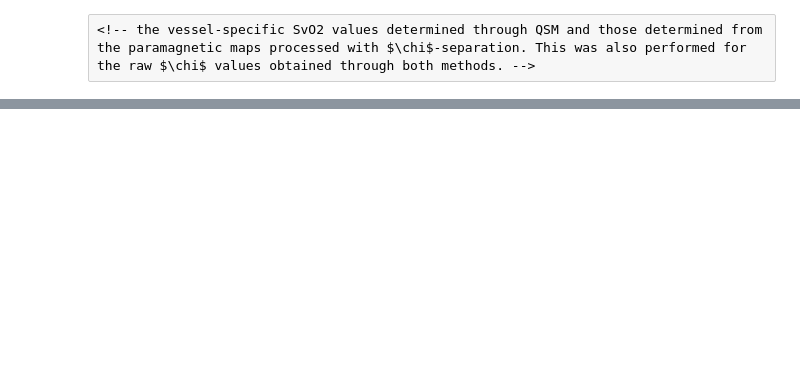
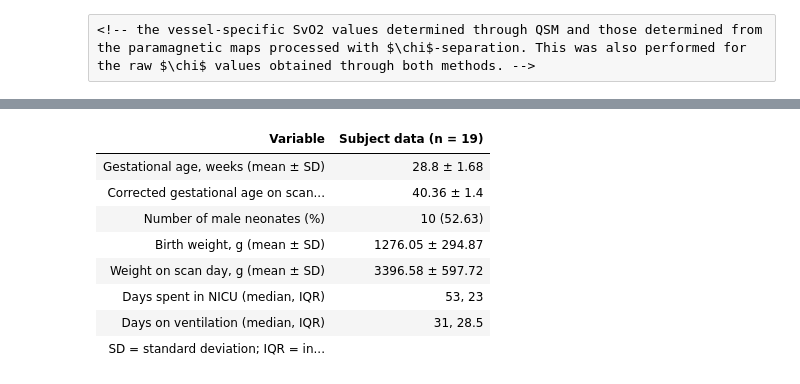
Before and after one commit to WeberLab/Chisep_CSVO2_Manuscript, a Jupyter notebook: index.embed.ipynb, the cells around one changed output, grey strips where cells are left out. Saved outputs shown, nothing was run; the diff lists cells and outputs as text; code cells hidden in the pictures; blank space fills up the shorter version.

```diff
--- a/index.embed.ipynb
+++ b/index.embed.ipynb
@@ -267,0 +316,35 @@ Statistical analysis of the acquired data was performed using R and RStudio (v.
+# %%
+df <- data.frame(Variable = character(), "Subject" = character(), stringsAsFactors = FALSE)
+df[1,] <- c("Gestational age, weeks (mean \U00B1 SD)", paste0(rndmean(newdata$GA), " \U00B1 ", rndsd(newdata$GA)))
+df[2,] <- c("Corrected gestational age on scan day, weeks (mean \U00B1 SD) ", paste0(rndmean(newdata$CGAonScanDay), " \U00B1 ", rndsd(newdata$CGAonScanDay)))
+df[3,] <- c("Number of male neonates (\\%)", paste0(sum(newdata$Sex == "M"), " (", (round(sum(newdata$Sex == "M")/length(newdata$Sex)*100,2)), ")"))
+df[4,] <- c("Birth weight, g (mean \U00B1 SD)", paste0(rndmean(newdata$BW), " \U00B1 ", rndsd(newdata$BW)))
+df[5,] <- c("Weight on scan day, g (mean \U00B1 SD)", paste0(rndmean(newdata$Weight.on.Scan.Day..kg.*1000), " \U00B1 ", rndsd(newdata$Weight.on.Scan.Day..kg.*1000)))
+df[6,] <- c("Days spent in NICU (median, IQR)", paste0(median(newdata$Total_Days_NICU), ", ", IQR(newdata$Total_Days_NICU)))
+df[7,] <- c("Days on ventilation (median, IQR)", paste0(median(newdata$Total_Days_Ventilation), ", ", IQR(newdata$Total_Days_Ventilation)))
+df <- df |> rename("Subject data (n = 19)" = Subject)
+footnotetext="SD = standard deviation; IQR = inter quartile range"
+
+if (knitr::is_latex_output()) {
+df |>
+  kbl(format = "latex",
+    booktabs = TRUE,
+    longtable = TRUE,
+    linesep = "",
+    align = "lc",
+    escape = FALSE) |>
+    kable_styling(font_size = 9, position = "center", latex_options = c("hold_position", "scale_down"), full_width = FALSE) |>
+    footnote(general_title = "",
+           footnote_as_chunk = TRUE,
+           threeparttable = TRUE,
+           general = footnotetext)
+} else {
+df |>
+    mutate(across(everything(), ~ str_replace_all(., "\n", "<br>"))) |>
+    gt() |>
+    cols_align(align = "center", columns = c("Subject data (n = 19)")) |>
+    tab_footnote(footnotetext) |>
+    fmt_markdown(columns = TRUE) |>
+    tab_options(quarto.disable_processing = TRUE)
+}
+# %% [output]
@@ -268 +353,10 @@ Statistical analysis of the acquired data was performed using R and RStudio (v.
+| Variable | Subject data (n = 19) |
+| Gestational age, weeks (mean ± SD) | 28.8 ± 1.68 |
+| Corrected gestational age on scan... | 40.36 ± 1.4 |
+| Number of male neonates (%) | 10 (52.63) |
+| Birth weight, g (mean ± SD) | 1276.05 ± 294.87 |
+| Weight on scan day, g (mean ± SD) | 3396.58 ± 597.72 |
+| Days spent in NICU (median, IQR) | 53, 23 |
+| Days on ventilation (median, IQR) | 31, 28.5 |
+| SD = standard deviation; IQR = in... |  |
 # %% [markdown]
```
Also changed, not shown: parts of 10 cells of this notebook, 13 other files.
